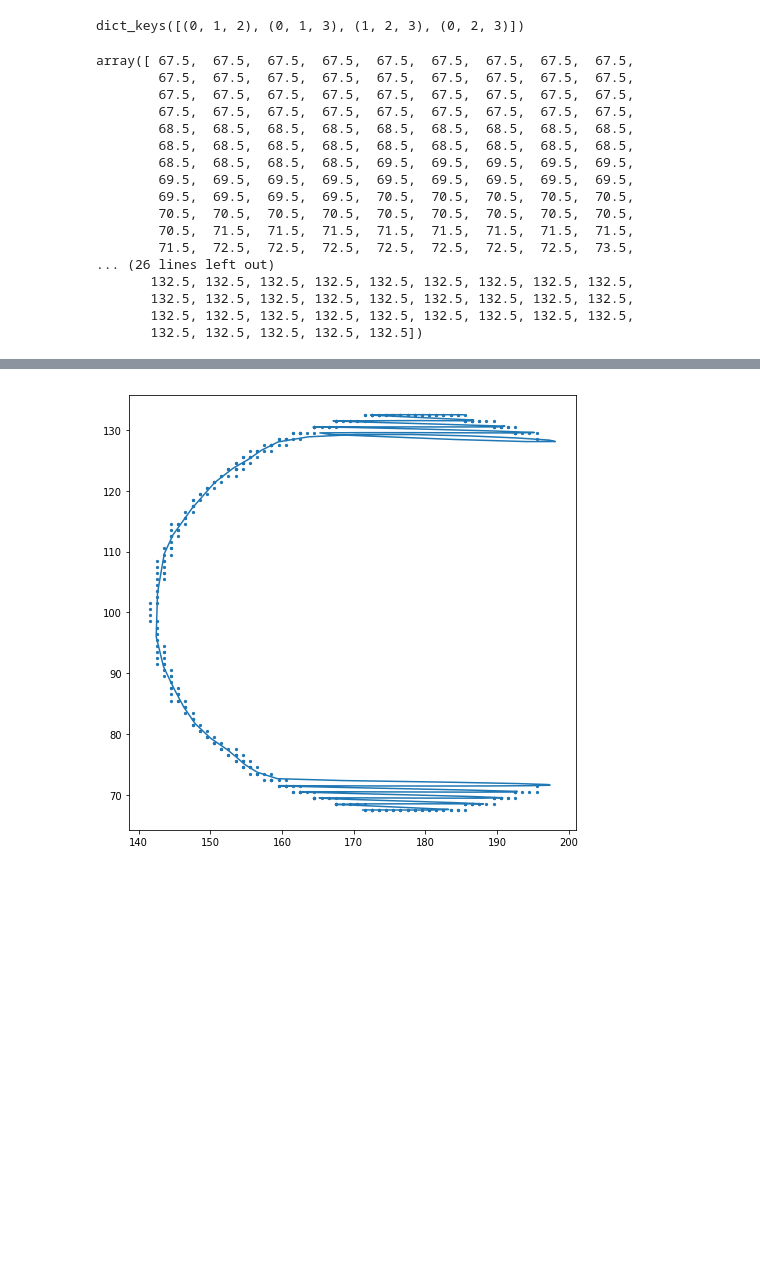
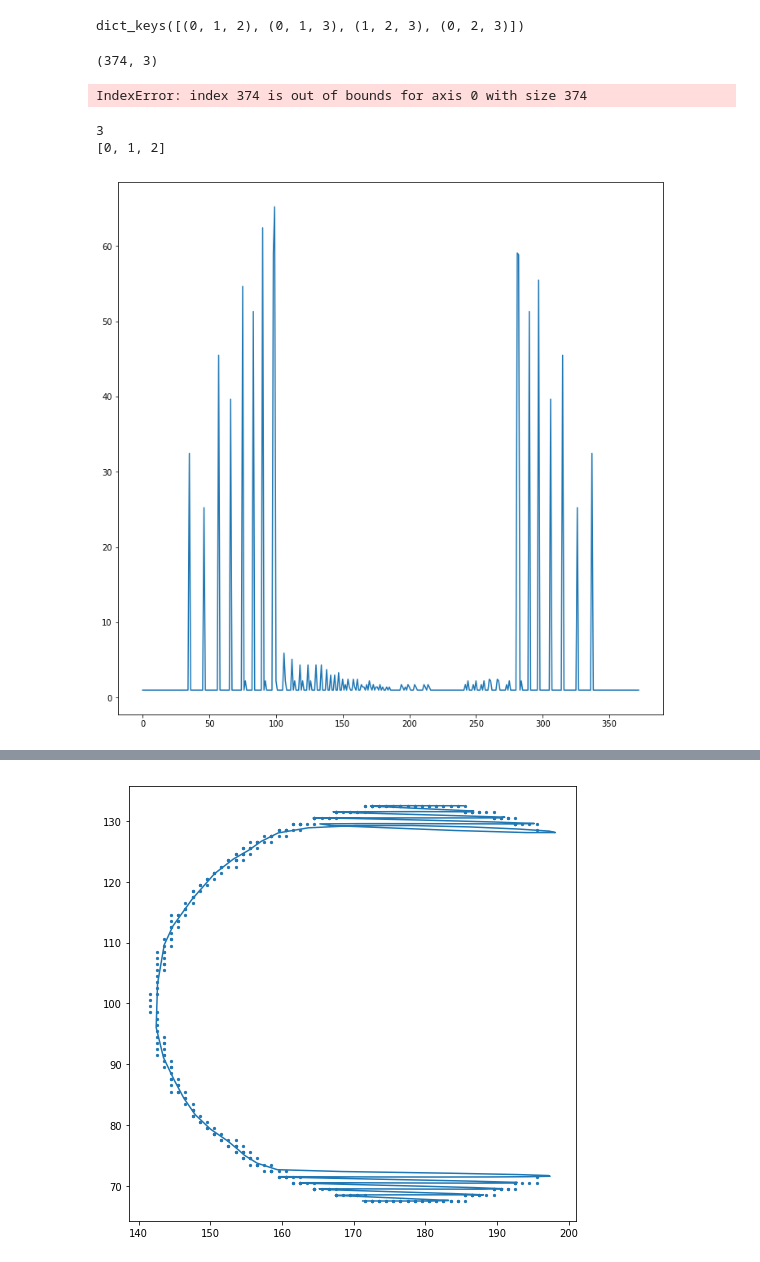
Before and after one commit to amarallab/pyCFI, a Jupyter notebook: notebooks/DEV_anglesJ.ipynb, the cells around one changed output, grey strips where cells are left out. Saved outputs shown, nothing was run; the diff lists cells and outputs as text; code cells hidden in the pictures; blank space fills up the shorter version.

```diff
--- a/notebooks/DEV_anglesJ.ipynb
+++ b/notebooks/DEV_anglesJ.ipynb
@@ -183,22 +183,27 @@ TJs.keys()
 # %% [output]
 dict_keys([(0, 1, 2), (0, 1, 3), (1, 2, 3), (0, 2, 3)])
 # %%
-TJs[(0, 1, 2)][:,0]
+TJs[(0, 1, 2)].shape
 # %% [output]
-array([ 67.5,  67.5,  67.5,  67.5,  67.5,  67.5,  67.5,  67.5,  67.5,
-        67.5,  67.5,  67.5,  67.5,  67.5,  67.5,  67.5,  67.5,  67.5,
-        67.5,  67.5,  67.5,  67.5,  67.5,  67.5,  67.5,  67.5,  67.5,
-        67.5,  67.5,  67.5,  67.5,  67.5,  67.5,  67.5,  67.5,  67.5,
-        68.5,  68.5,  68.5,  68.5,  68.5,  68.5,  68.5,  68.5,  68.5,
-        68.5,  68.5,  68.5,  68.5,  68.5,  68.5,  68.5,  68.5,  68.5,
-        68.5,  68.5,  68.5,  68.5,  69.5,  69.5,  69.5,  69.5,  69.5,
-        69.5,  69.5,  69.5,  69.5,  69.5,  69.5,  69.5,  69.5,  69.5,
-        69.5,  69.5,  69.5,  69.5,  70.5,  70.5,  70.5,  70.5,  70.5,
-        70.5,  70.5,  70.5,  70.5,  70.5,  70.5,  70.5,  70.5,  70.5,
-        70.5,  71.5,  71.5,  71.5,  71.5,  71.5,  71.5,  71.5,  71.5,
-        71.5,  72.5,  72.5,  72.5,  72.5,  72.5,  72.5,  72.5,  73.5,
-... (26 lines left out)
-       132.5, 132.5, 132.5, 132.5, 132.5, 132.5, 132.5, 132.5, 132.5,
-       132.5, 132.5, 132.5, 132.5, 132.5, 132.5, 132.5, 132.5, 132.5,
-       132.5, 132.5, 132.5, 132.5, 132.5, 132.5, 132.5, 132.5, 132.5,
-       132.5, 132.5, 132.5, 132.5, 132.5])
+(374, 3)
+# %%
+matrixTJ[374][2:]
+# %% [output]
+IndexError: index 374 is out of bounds for axis 0 with size 374
+# %%
+l = [1,2,3]
+print(len(l))
+print(list(range(3)))
+# %% [output]
+3
+[0, 1, 2]
+# %%
+chain_dists = []
+for pos in range(matrixTJ.shape[0]-1):
+    chain_dists.append(matrixTJ[pos,pos+1])
+# %%
+plt.figure(figsize=(12,12))
+plt.plot(chain_dists)
+plt.show()
+# %% [output]
+[figure, added]
```
Also changed, not shown: parts of 4 cells of this notebook.
